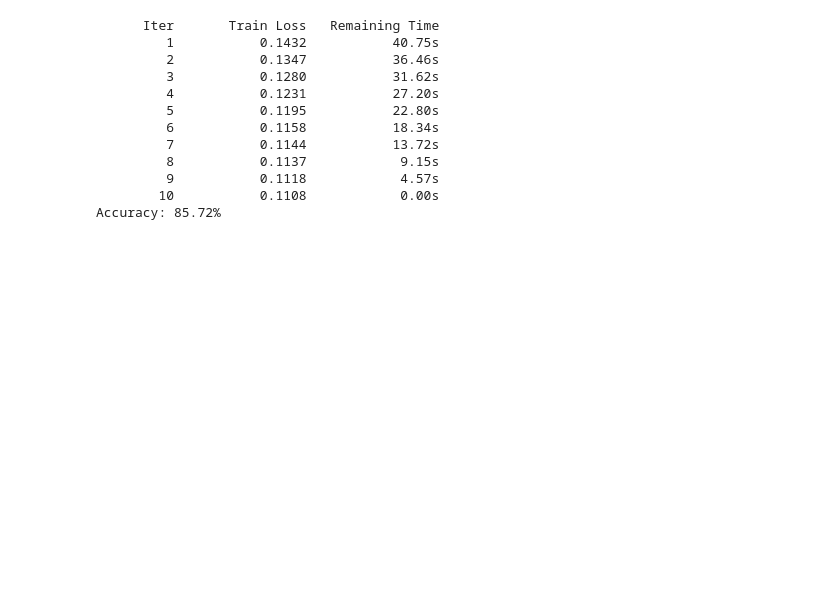
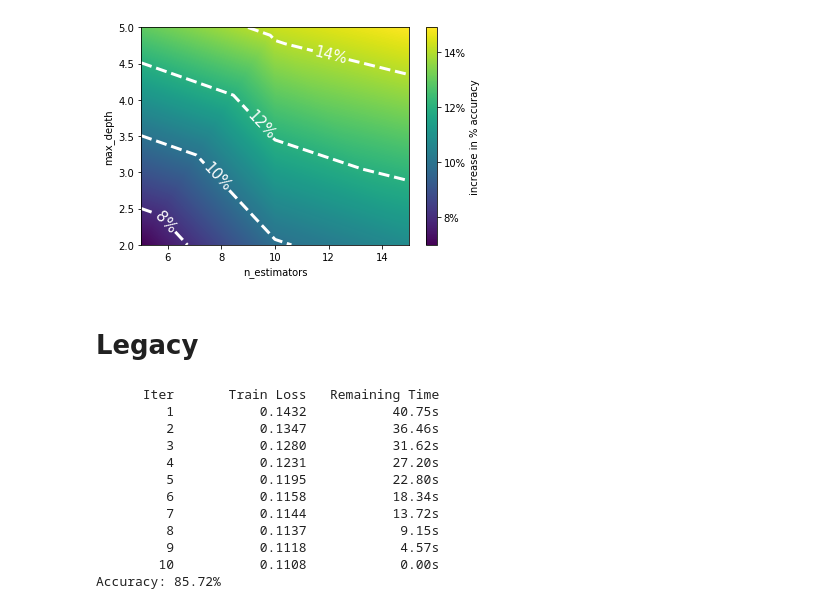
Before and after one commit to sheride/ttbarzp-ml, a Jupyter notebook: notebooks/gradient_boost.ipynb, the cells around one changed output. Saved outputs shown, nothing was run; the diff lists cells and outputs as text; code cells hidden in the pictures; blank space fills up the shorter version.

Commit message:
grid searches and visualization

```diff
--- a/notebooks/gradient_boost.ipynb
+++ b/notebooks/gradient_boost.ipynb
@@ -9,0 +66,12 @@ def sigbg_gradientboost_reg(train, test):
+# %%
+n_estimators = [5, 10, 15]
+max_depth = [2, 5]
+
+model_array = [
+    [sigbg_model(GradientBoostingRegressor(max_depth=m, n_estimators=n, learning_rate=1, verbose=1),
+                 f350Gm_data_train, f350Gm_data_test) for m in max_depth] for n in n_estimators]
+
+for n, row in zip(n_estimators, model_array):
+    for m, model in zip(max_depth, row):
+        print('Commencing fitting: n_estimators = {}, max_depth = {}'.format(n, m))
+        model.fit_eval()
@@ -10,3 +96,17 @@ def sigbg_gradientboost_reg(train, test):
+# %%
+accuracy = [[76.52, 82.49],
+            [79.41, 83.78],
+            [80.31, 84.41]];
+accuracy = np.array(accuracy);
+interp2D(n_estimators, max_depth, (accuracy - 69.52)/100, 'n_estimators', 'max_depth', 'increase in % accuracy',
+        [0.08, 0.10, 0.12, 0.14], ['8%', '10%', '12%', '14%'], manual=[(6, 2.35), (8, 3), (9, 3.5), (12, 4.5)]);
+colorbar = plt.gca().images[-1].colorbar
+colorbar.set_ticks([0.08, 0.10, 0.12, 0.14]);
+colorbar.ax.set_yticklabels(['8%', '10%', '12%', '14%']);
+# %% [output]
+[figure, added]
+# %% [markdown]
+# Legacy
 # %%
 # depth = 2, n = 10
 gradient_boost = sigbg_gradientboost_reg(train, test)
```
Also changed, not shown: parts of 7 cells of this notebook, 2 other files.
